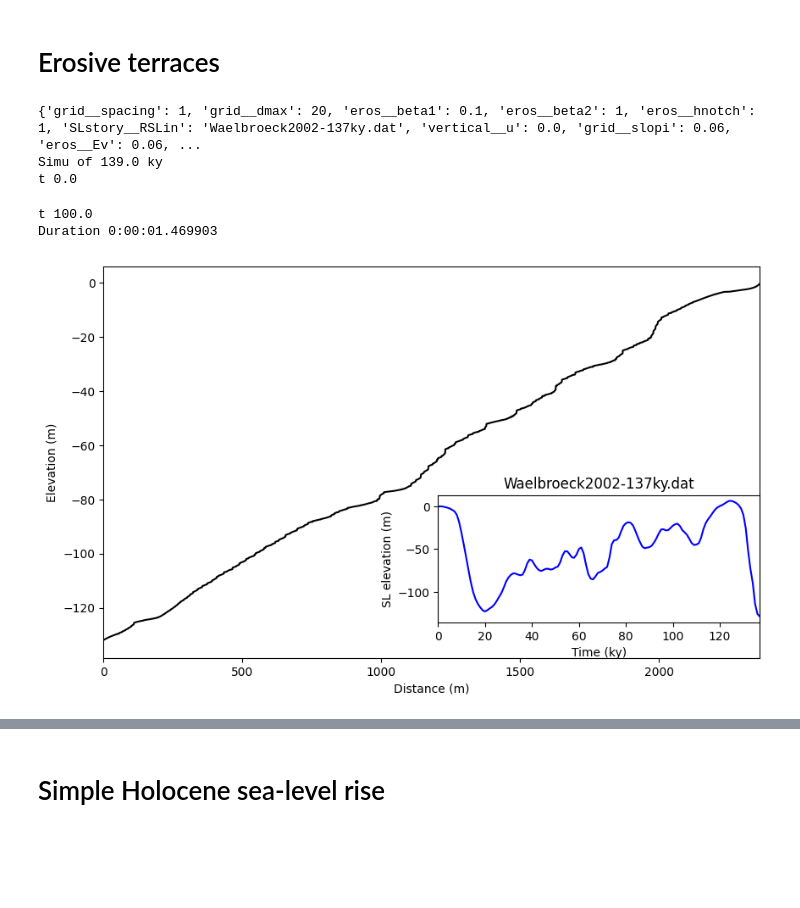
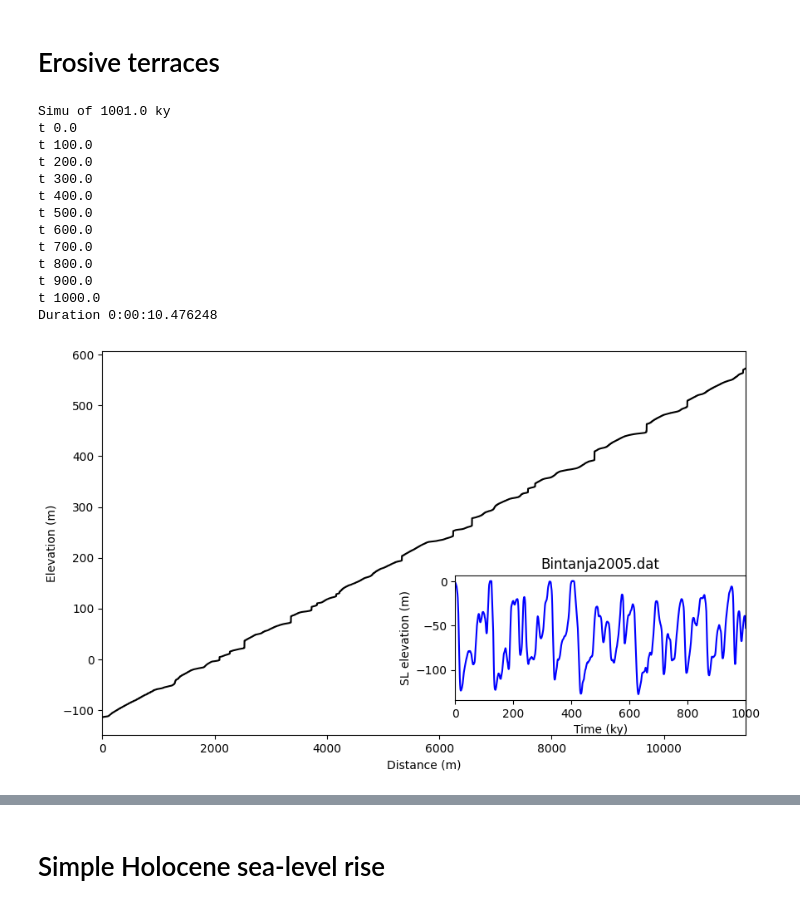
Before and after one commit to YBoucharat/TP_Coral_2024, a Jupyter notebook: REEF/Run_REEF.ipynb, the cells around one changed output, grey strips where cells are left out. Cells and saved outputs as stored; diff of their text form; code cells hidden in the pictures; blank space fills up the shorter version.

Commit message:
debug plot no save. plot between ds_out.x__min and ds_out.x__max

```diff
--- a/REEF/Run_REEF.ipynb
+++ b/REEF/Run_REEF.ipynb
@@ -23,6 +23,7 @@ from mpl_toolkits.axes_grid1.inset_locator import inset_axes
 # %% [markdown]
 You only have to run the following cell, do not modify
 # %%
+dico = Dicos()
 class REEF:
 
     def __init__(self):
@@ -60,7 +61,6 @@ class REEF:
             # Water height for wave base (the waves will start to erode at this depth). [1 - 10]
             'eros__hwb': float(hwb),
         })
-        print(self.input_vars)
 
     def reef_params(self, SL, U, slop, Gm, Ev, hmax=20, Dbar=100, hwb=3.):
         # Complete the dictionnary of fixed parameters with the ones to test
@@ -86,7 +86,6 @@ class REEF:
 
     def run(self, dt, save, construction=True):
         self.save = save
-        dico = Dicos()
         # Define the output of the model
         if save==True:
             output = {
@@ -152,8 +151,8 @@ class REEF:
             fig.Savefig()
             show()
             close('all')
+
         elif self.save==False:
-
             if compare==False:
                 # Extract SL story
                 t, e = readfile(
@@ -162,20 +161,24 @@ class REEF:
                 # Create the profile plot
                 fig, ax = plt.subplots(figsize=(10,6))
                 # Create the initial slope, based on output offset
-                init_slope = (ds_out.grid__slopi.values * ds_out.x.values
-                              - abs(ds_out.profile__z[0].values))
+                init_slope = (self.ds_out.grid__slopi.values * self.ds_out.x.values
+                              + self.ds_out.profile__z[0].values)
                 # Extract the elevation profile
-                profile = (self.ds_out.profile__z
-                           [np.where(init_slope != ds_out.profile__z)]
-                           .values)
+                #profile = (self.ds_out.profile__z
+                #           [np.where(init_slope != self.ds_out.profile__z)]
+                #           )
                 # Plot
-                ax.plot(profile, color='black')
+                #ax.plot(profile, color='black')
+                sup = int(self.ds_out.profile__xmax)
+                inf = int(self.ds_out.profile__xmin)
+                ax.plot(self.ds_out.profile__z[inf:sup], color='black')
+                #ax.plot(init_slope)
                 plt.xlabel('Distance (m)')
                 plt.ylabel('Elevation (m)')
-                plt.xlim(0, len(profile))
+                plt.xlim(0, sup-inf)
 
                 # Add SL plot in subplot
-                inset_ax = fig.add_axes([0.52, 0.18, 0.38, 0.25])
+                inset_ax = fig.add_axes([0.55, 0.18, 0.35, 0.25])
                 inset_ax.plot(t, e, color='blue')
                 inset_ax.set_title(self.input_vars['SLstory__RSLin'])
                 inset_ax.set_xlim(0, max(t))
@@ -184,7 +187,7 @@ class REEF:
                 plt.show()
 
             elif type(compare)==str:
-                # Extracts x and y in the topo files
+                # Extracts x and y obs in the topo files
                 self.x_obs, self.y_obs = readfile(
                     os.path.abspath('../Topo_obs/'+compare))
                 self.align()
@@ -222,20 +225,28 @@ REEF = REEF()
 # Erosive terraces
 # %%
 # Set the variables
-REEF.eros_params(SL = 'Waelbroeck2002-137ky.dat',
-                U = 0e-3,
+REEF.eros_params(SL = 'Bintanja2005.dat',
+                U = 0.6e-3,
                 slop = 6e-2,
                 Ev = 60e-3)
 
 # Run the model
 ds_out = REEF.run(dt = 200, save = False, construction=False)
 
 # Plot the output
 REEF.plot()
 # %% [output]
-{'grid__spacing': 1, 'grid__dmax': 20, 'eros__beta1': 0.1, 'eros__beta2': 1, 'eros__hnotch': 1, 'SLstory__RSLin': 'Waelbroeck2002-137ky.dat', 'vertical__u': 0.0, 'grid__slopi': 0.06, 'eros__Ev': 0.06, ...
-Simu of 139.0 ky
+Simu of 1001.0 ky
 t 0.0
+t 100.0
+t 200.0
+t 300.0
+t 400.0
+t 500.0
+t 600.0
+t 700.0
+t 800.0
+t 900.0
+t 1000.0
+Duration 0:00:10.476248
-t 100.0
-Duration 0:00:01.469903
-[figure, old version]
+[figure, new version]
```
Also changed, not shown: parts of 9 cells of this notebook.
